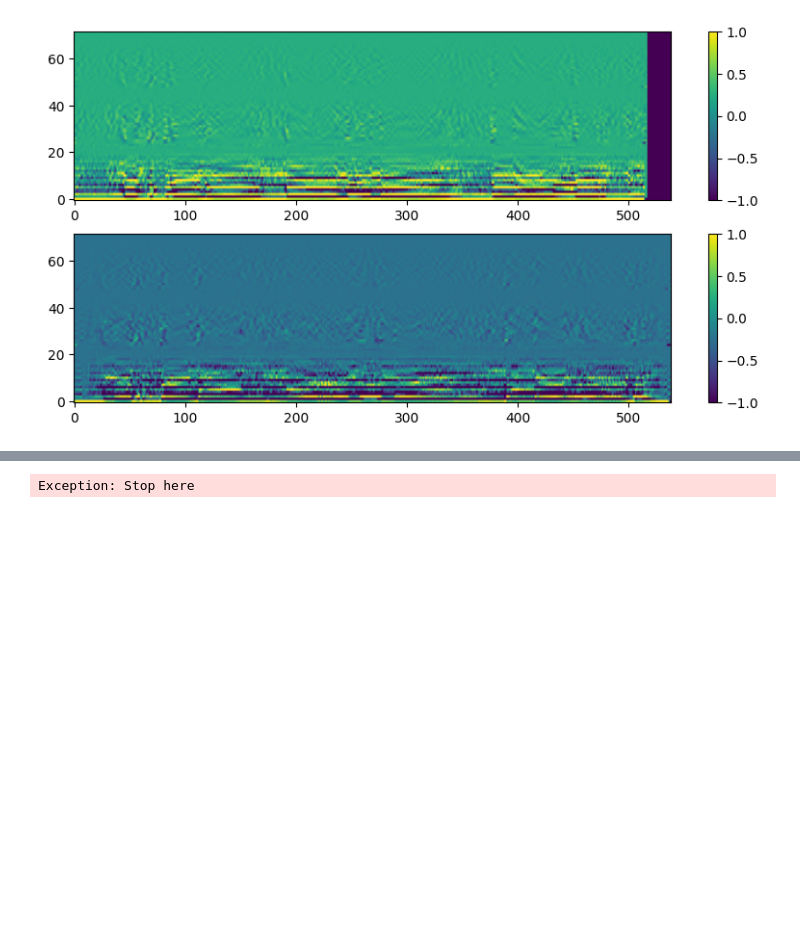
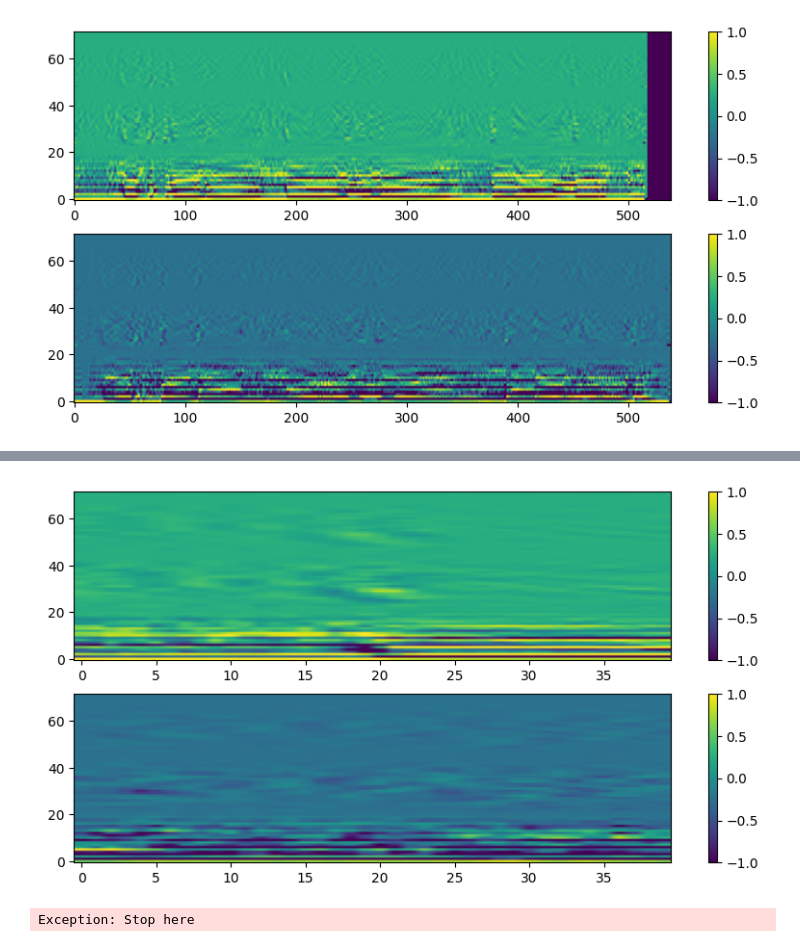
Before and after one commit to m-behery/disentanglement, a Jupyter notebook: notebook.ipynb, the cells around one changed output, grey strips where cells are left out. Saved outputs shown, nothing was run; the diff lists cells and outputs as text; code cells hidden in the pictures; blank space fills up the shorter version.

```diff
--- a/notebook.ipynb
+++ b/notebook.ipynb
@@ -364,16 +354,19 @@ class CompositeScaler(torch.nn.Module):
         self.ab_subsampling_map = self.generate_ab_subsampling_map()
 
     def forward(self, X_ft, scale, a=True):
+        scale = round(scale, 2)
         if scale < 0.01 or 0.99 < scale:
-            raise ValueError(f'`scale` MUST ALWAYS be a positive value whose range [0.01 to 0.99].')
+            raise ValueError(f'`scale` MUST ALWAYS be a positive value whose range is [0.01, 0.99].')
         if scale in self.ab_subsampling_map.index:
             if not a:
                 X_ft = torch.flipud(X_ft)
             scaled_X_ft = self.subsample_ab(X_ft, *self.ab_subsampling_map.loc[scale])
             if not a:
+                X_ft = torch.flipud(X_ft)
                 scaled_X_ft = torch.flipud(scaled_X_ft)
-            return scaled_X_ft
-        return torch.empty(0,0)
+            if scaled_X_ft.shape[-1] > 0.10 * X_ft.shape[-1]:
+                return scaled_X_ft
+        return X_ft
 
     @staticmethod
     def generate_ab_subsampling_map():
@@ -484,0 +504,5 @@ plot(scaled_MFCC_bt)
+# %%
+def max_similarity_record(scale, a, similarity_matrix):
+    s_max = similarity_matrix.max()
+    i, j = next(zip(*torch.where(similarity_matrix == s_max)))
+    return { 'scale': scale, 'a': a, 'i': i.item(), 'j': j.item(), 'similarity': s_max.item() }
@@ -485,3 +531,9 @@ plot(scaled_MFCC_bt)
+# %%
+A, B = pair_segmentation(MFCC_bt, t_kernel=40, t_stride=1, flattened=False)
+best_match = torch.stack([A[i], B[j]])
+plot(best_match)
+# %% [output]
+[figure, added]
 # %%
 raise Exception('Stop here')
 # %% [output]
```
Also changed, not shown: parts of 7 cells of this notebook.
